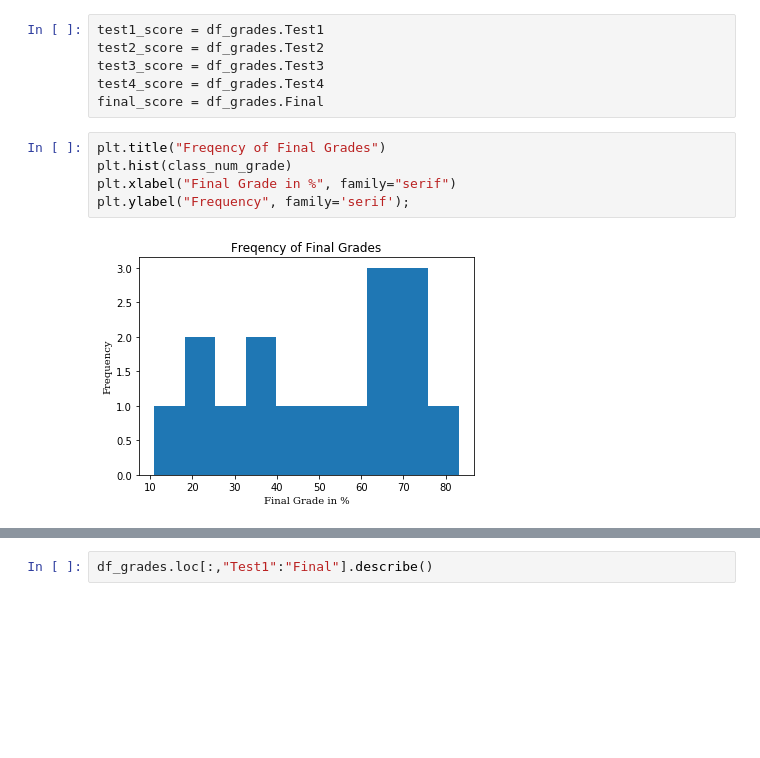
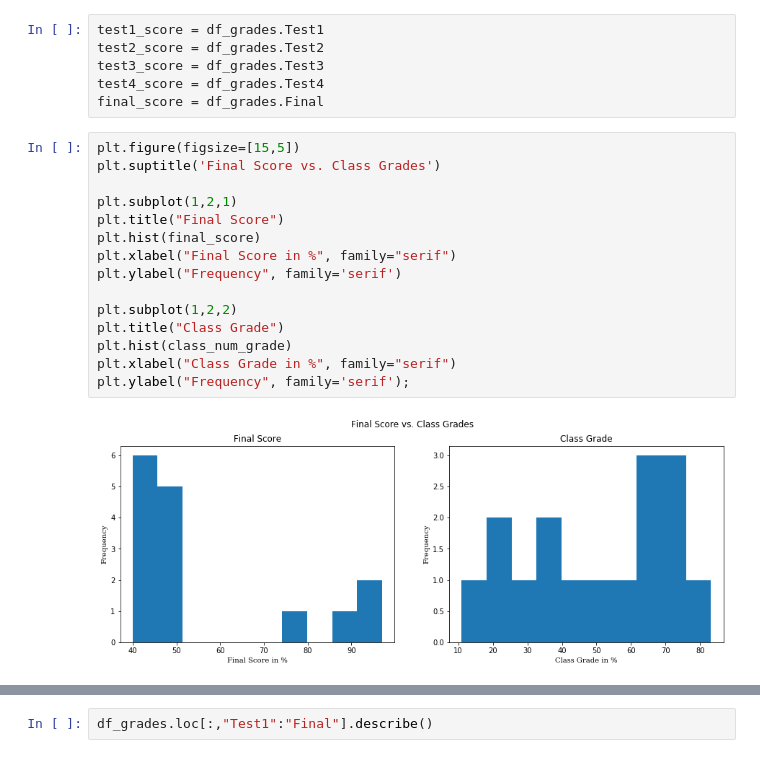
Before and after one commit to cecann10/Test, a Jupyter notebook: PracticePandas_Student_Grades.ipynb, the cells around one changed output, grey strips where cells are left out. Saved outputs shown, nothing was run; the diff lists cells and outputs as text; blank space fills up the shorter version.

Commit message:
practicing t-tests for Student_Grades

```diff
--- a/PracticePandas_Student_Grades.ipynb
+++ b/PracticePandas_Student_Grades.ipynb
@@ -300,13 +300,23 @@ test2_score = df_grades.Test2
 test3_score = df_grades.Test3
 test4_score = df_grades.Test4
 final_score = df_grades.Final
-# %%
-plt.title("Freqency of Final Grades")
-plt.hist(class_num_grade)
-plt.xlabel("Final Grade in %", family="serif")
-plt.ylabel("Frequency", family='serif');
-# %% [output]
-[figure, removed]
+# %%
+plt.figure(figsize=[15,5])
+plt.suptitle('Final Score vs. Class Grades')
+
+plt.subplot(1,2,1)
+plt.title("Final Score")
+plt.hist(final_score)
+plt.xlabel("Final Score in %", family="serif")
+plt.ylabel("Frequency", family='serif')
+
+plt.subplot(1,2,2)
+plt.title("Class Grade")
+plt.hist(class_num_grade)
+plt.xlabel("Class Grade in %", family="serif")
+plt.ylabel("Frequency", family='serif');
+# %% [output]
+[figure, added]
 # %%
 plt.figure(figsize=[15,15])
 
```
Also changed, not shown: parts of 6 cells of this notebook.
